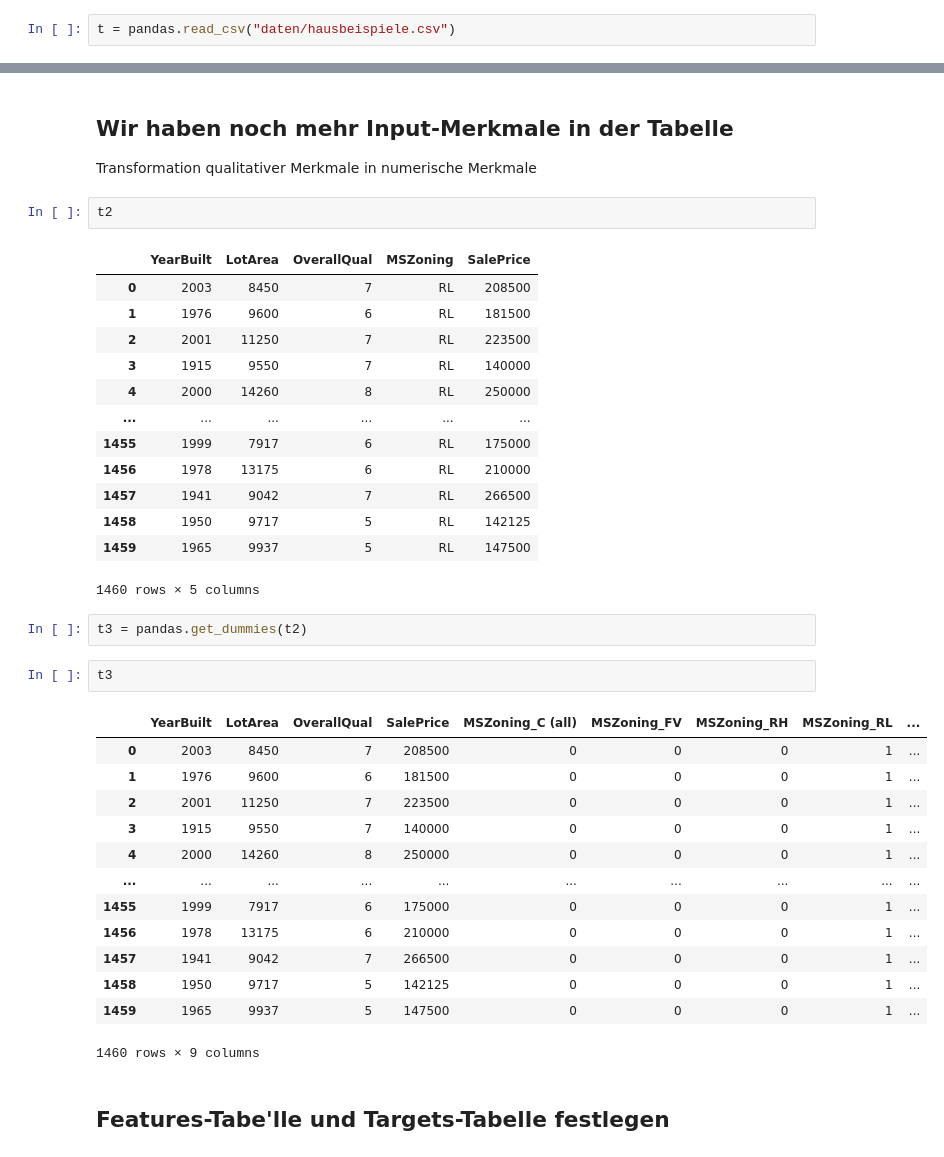
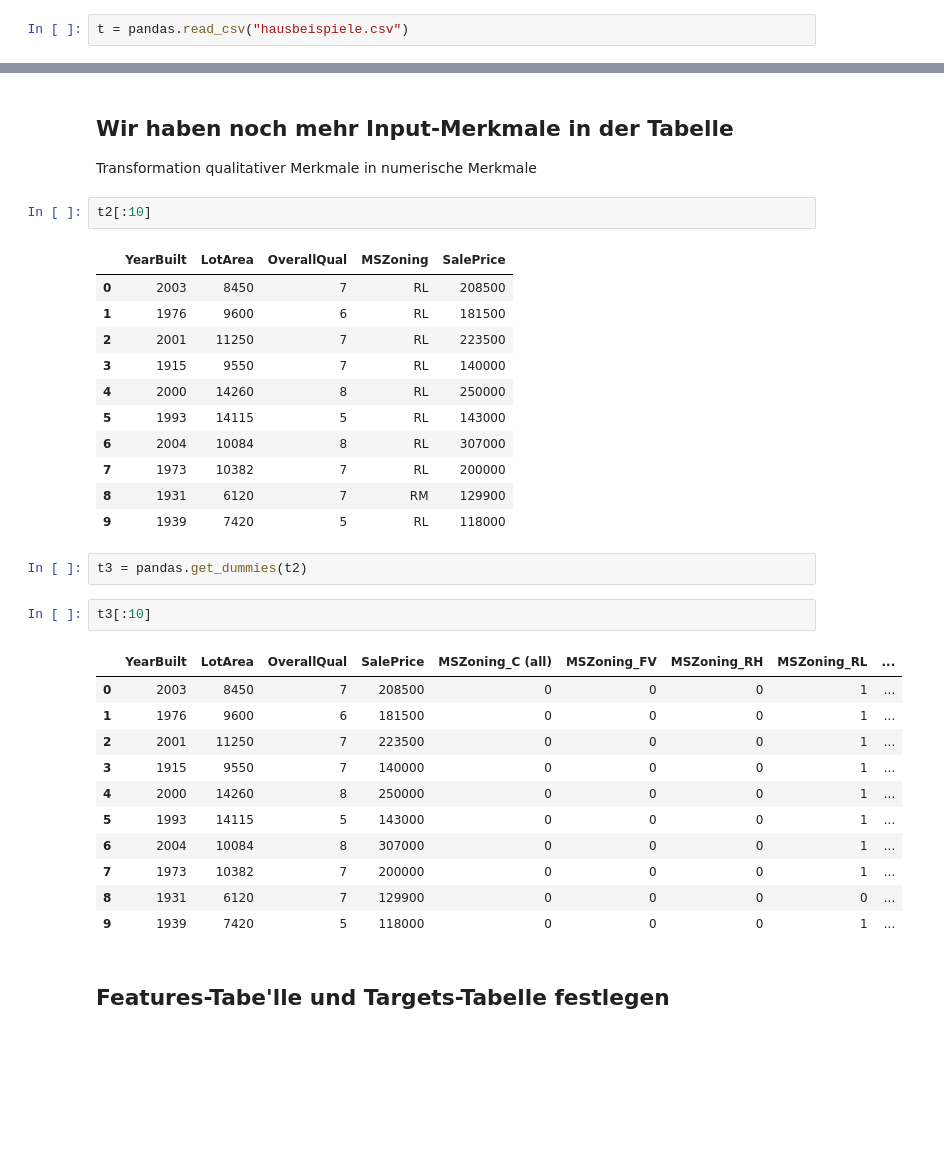
Before and after one commit to juebrauer/course_deep_learning, a Jupyter notebook: 20_data_science_fallstudie_immobilien_preise_lineare_regression_und_nn.ipynb, the cells around one changed output, grey strips where cells are left out. Cells and saved outputs as stored; diff of their text form; blank space fills up the shorter version.

```diff
--- a/20_data_science_fallstudie_immobilien_preise_lineare_regression_und_nn.ipynb
+++ b/20_data_science_fallstudie_immobilien_preise_lineare_regression_und_nn.ipynb
@@ -24,7 +24,7 @@ Der Datensatz enthält in den Trainingsdaten 1460 Beispiele von Häusern, wobei
 # %%
 import pandas
 # %%
-t = pandas.read_csv("daten/hausbeispiele.csv")
+t = pandas.read_csv("hausbeispiele.csv")
 # %%
 t
 # %% [output]
@@ -1076,7 +1094,7 @@ array([ 82000,  86000, 232000, 136905, 181000])
 
 Transformation qualitativer Merkmale in numerische Merkmale
 # %%
-t2
+t2[:10]
 # %% [output]
 |  | YearBuilt | LotArea | OverallQual | MSZoning | SalePrice |
 | 0 | 2003 | 8450 | 7 | RL | 208500 |
@@ -1084,31 +1102,27 @@ t2
 | 2 | 2001 | 11250 | 7 | RL | 223500 |
 | 3 | 1915 | 9550 | 7 | RL | 140000 |
 | 4 | 2000 | 14260 | 8 | RL | 250000 |
-| ... | ... | ... | ... | ... | ... |
-| 1455 | 1999 | 7917 | 6 | RL | 175000 |
-| 1456 | 1978 | 13175 | 6 | RL | 210000 |
-| 1457 | 1941 | 9042 | 7 | RL | 266500 |
-| 1458 | 1950 | 9717 | 5 | RL | 142125 |
-| 1459 | 1965 | 9937 | 5 | RL | 147500 |
+| 5 | 1993 | 14115 | 5 | RL | 143000 |
+| 6 | 2004 | 10084 | 8 | RL | 307000 |
+| 7 | 1973 | 10382 | 7 | RL | 200000 |
+| 8 | 1931 | 6120 | 7 | RM | 129900 |
+| 9 | 1939 | 7420 | 5 | RL | 118000 |
-1460 rows × 5 columns
 # %%
 t3 = pandas.get_dummies(t2)
 # %%
-t3
+t3[:10]
 # %% [output]
 |  | YearBuilt | LotArea | OverallQual | SalePrice | MSZoning_C (all) | MSZoning_FV | MSZoning_RH | MSZoning_RL | ... |
 | 0 | 2003 | 8450 | 7 | 208500 | 0 | 0 | 0 | 1 | ... |
 | 1 | 1976 | 9600 | 6 | 181500 | 0 | 0 | 0 | 1 | ... |
 | 2 | 2001 | 11250 | 7 | 223500 | 0 | 0 | 0 | 1 | ... |
 | 3 | 1915 | 9550 | 7 | 140000 | 0 | 0 | 0 | 1 | ... |
 | 4 | 2000 | 14260 | 8 | 250000 | 0 | 0 | 0 | 1 | ... |
-| ... | ... | ... | ... | ... | ... | ... | ... | ... | ... |
-| 1455 | 1999 | 7917 | 6 | 175000 | 0 | 0 | 0 | 1 | ... |
-| 1456 | 1978 | 13175 | 6 | 210000 | 0 | 0 | 0 | 1 | ... |
-| 1457 | 1941 | 9042 | 7 | 266500 | 0 | 0 | 0 | 1 | ... |
-| 1458 | 1950 | 9717 | 5 | 142125 | 0 | 0 | 0 | 1 | ... |
-| 1459 | 1965 | 9937 | 5 | 147500 | 0 | 0 | 0 | 1 | ... |
+| 5 | 1993 | 14115 | 5 | 143000 | 0 | 0 | 0 | 1 | ... |
+| 6 | 2004 | 10084 | 8 | 307000 | 0 | 0 | 0 | 1 | ... |
+| 7 | 1973 | 10382 | 7 | 200000 | 0 | 0 | 0 | 1 | ... |
+| 8 | 1931 | 6120 | 7 | 129900 | 0 | 0 | 0 | 0 | ... |
+| 9 | 1939 | 7420 | 5 | 118000 | 0 | 0 | 0 | 1 | ... |
-1460 rows × 9 columns
 # %% [markdown]
 ## Features-Tabe'lle und Targets-Tabelle festlegen
 # %%
```
Also changed, not shown: parts of 34 cells of this notebook.
